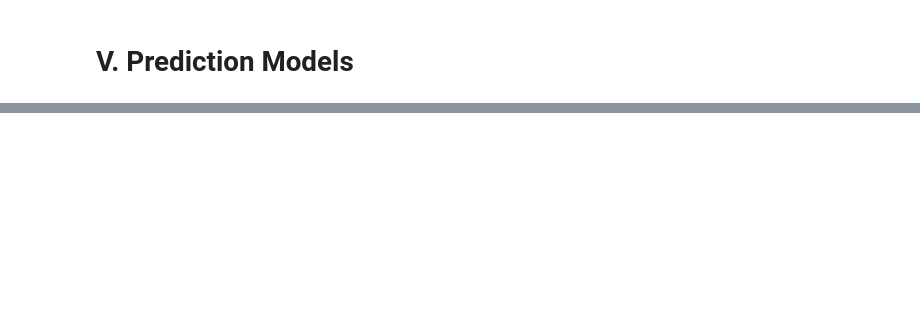
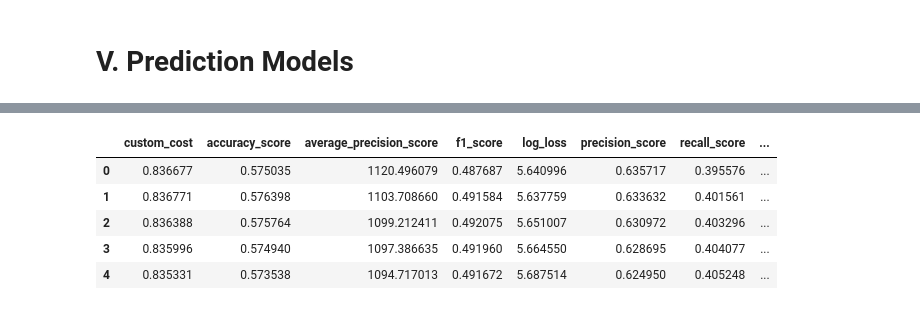
Before and after one commit to ankitagarwal/cs109a, a Jupyter notebook: Final_Project_MASTER_2_MODELS-BEN.ipynb, the cells around one changed output, grey strips where cells are left out. Saved outputs shown, nothing was run; the diff lists cells and outputs as text; code cells hidden in the pictures; blank space fills up the shorter version.

```diff
--- a/Final_Project_MASTER_2_MODELS-BEN.ipynb
+++ b/Final_Project_MASTER_2_MODELS-BEN.ipynb
@@ -150,12 +150,14 @@ def custom_cost(y, y_pred):
 
     return (cost_true_positive + cost_true_negative + cost_false_positive + cost_false_negative)/len(y)
 # %%
-def test_model(model, label, scoring_funcs, use_pc=True):
+def test_model(model, label, scoring_funcs, use_pc=False, fit=True):
     if use_pc:
-        model.fit(X_pc_train, y_train)
+        if fit:
+            model.fit(X_pc_train, y_train)
         y_pred = model.predict(X_pc_test)
     else:
-        model.fit(X_train, y_train)
+        if fit:
+            model.fit(X_train, y_train)
         y_pred = model.predict(X_test)
 
     scores = {"model": label}
@@ -164,8 +166,8 @@ def test_model(model, label, scoring_funcs, use_pc=True):
 
     return pd.DataFrame([scores]).set_index("model")
 
-def compare_models(models, labels, scoring_funcs, use_pc=True):
-    return pd.concat([test_model(model, label, scoring_funcs, use_pc) for model, label in zip(models, labels)])
+def compare_models(models, labels, scoring_funcs, use_pc=False, fit=True):
+    return pd.concat([test_model(model, label, scoring_funcs, use_pc) for model, label in zip(models, labels)], fit)
 # %%
 from sklearn.metrics import accuracy_score
 from sklearn.metrics import average_precision_score
@@ -312,0 +237,29 @@ plt.title("QDA Regularization: custom cost scoring metric (lower is better)")
+# %%
+xg_n100 = xgb.XGBClassifier(nthread=-1, n_estimators=100, learning_rate=0.5)
+xg_n150 = xgb.XGBClassifier(nthread=-1, n_estimators=150, learning_rate=0.5)
+xg_n200 = xgb.XGBClassifier(nthread=-1, n_estimators=200, learning_rate=0.5)
+xg_n250 = xgb.XGBClassifier(nthread=-1, n_estimators=250, learning_rate=0.5)
+xg_n300 = xgb.XGBClassifier(nthread=-1, n_estimators=300, learning_rate=0.5)
+
+xgb_est = compare_models([xg_n100,xg_n150,xg_n200,xg_n250,xg_n300],
+               ['xg_n100','xg_n150','xg_n200','xg_n250','xg_n300'],
+               [custom_cost, accuracy_score, average_precision_score, f1_score, log_loss,
+                precision_score, recall_score, roc_auc_score])
+# %%
+x = xgb_est.values
+x_new = np.zeros((xgb_est.shape[0],8))
+for i in xrange(x.shape[0]):
+    x_new[i,:]=x[i,i*8:i*8+8]
+
+xgb_est=pd.DataFrame(x_new)
+xgb_est.columns=['custom_cost', 'accuracy_score', 'average_precision_score', 'f1_score', 'log_loss',
+                'precision_score', 'recall_score', 'roc_auc_score']
+# %%
+xgb_est
+# %% [output]
+|  | custom_cost | accuracy_score | average_precision_score | f1_score | log_loss | precision_score | recall_score | ... |
+| 0 | 0.836677 | 0.575035 | 1120.496079 | 0.487687 | 5.640996 | 0.635717 | 0.395576 | ... |
+| 1 | 0.836771 | 0.576398 | 1103.708660 | 0.491584 | 5.637759 | 0.633632 | 0.401561 | ... |
+| 2 | 0.836388 | 0.575764 | 1099.212411 | 0.492075 | 5.651007 | 0.630972 | 0.403296 | ... |
+| 3 | 0.835996 | 0.574940 | 1097.386635 | 0.491960 | 5.664550 | 0.628695 | 0.404077 | ... |
+| 4 | 0.835331 | 0.573538 | 1094.717013 | 0.491672 | 5.687514 | 0.624950 | 0.405248 | ... |
```
Also changed, not shown: parts of 23 cells of this notebook.
